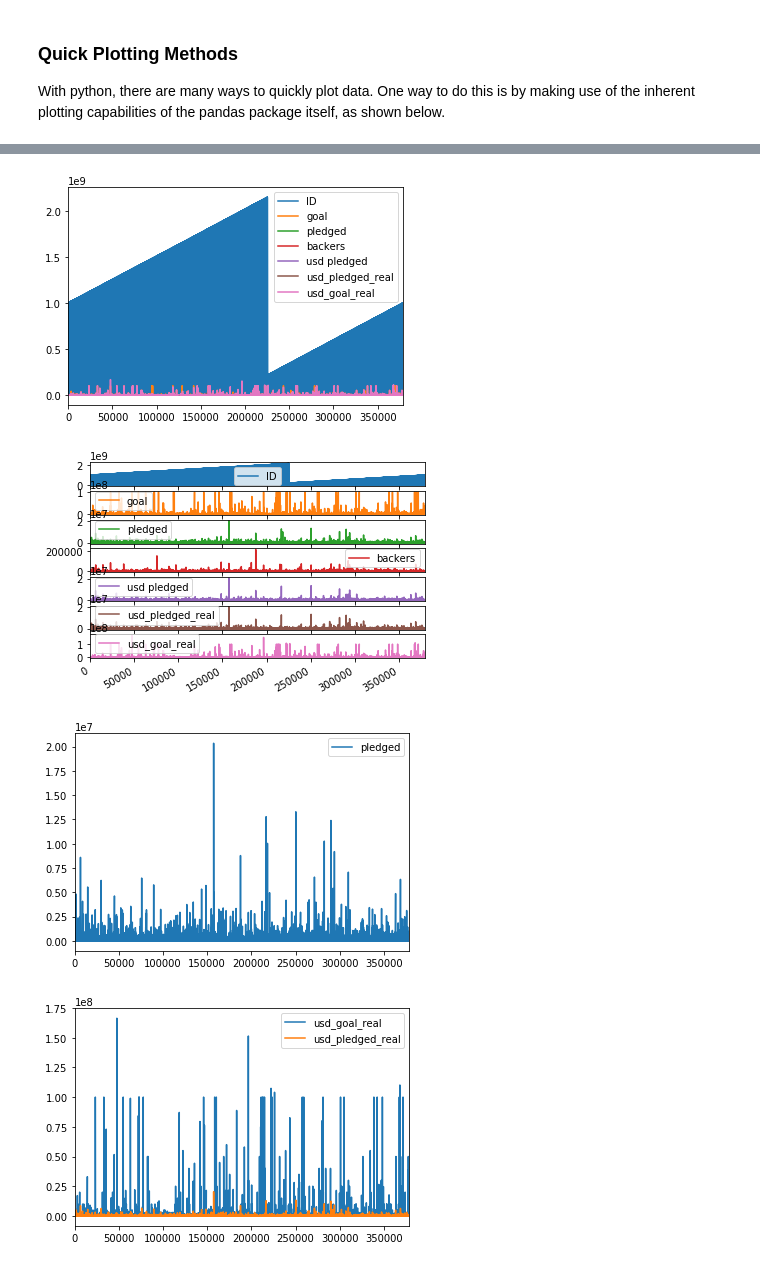
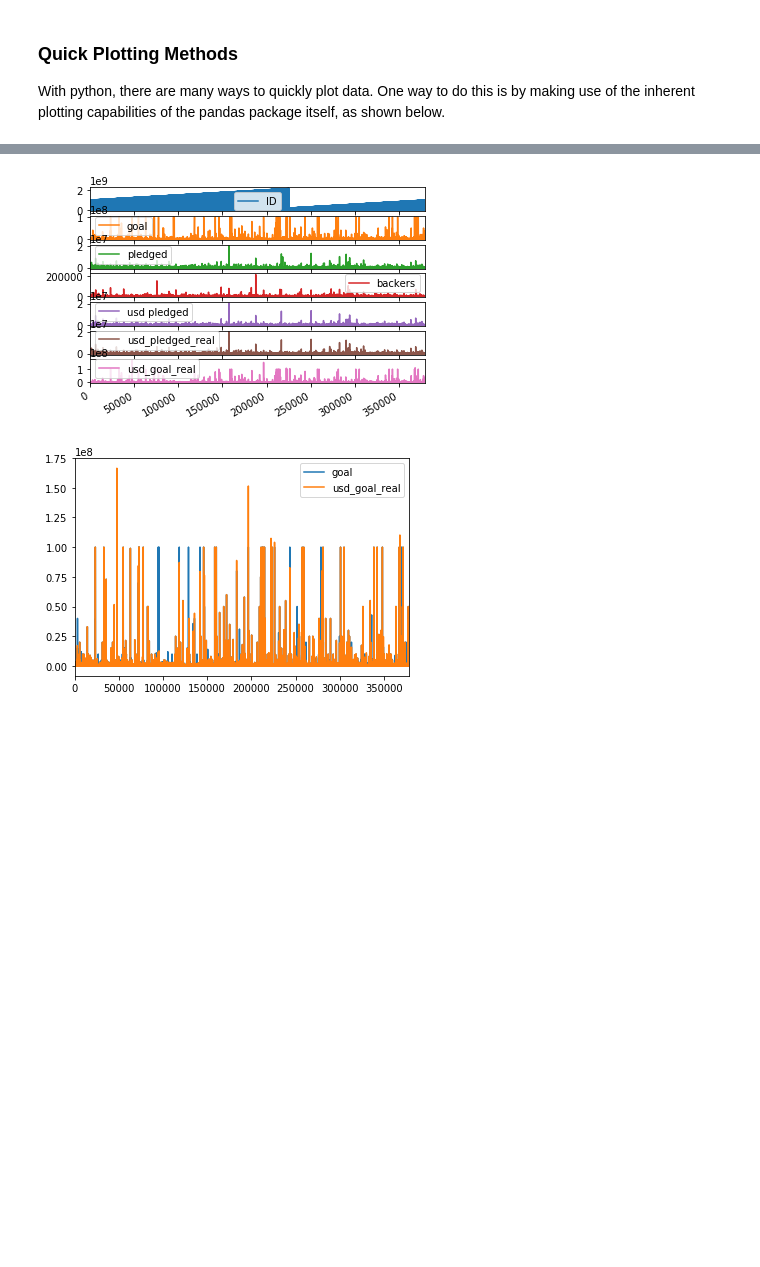
Before and after one commit to pmaji/data-science-toolkit, a Jupyter notebook: playground/python_basic_data_science.ipynb, the cells around one changed output, grey strips where cells are left out. Cells and saved outputs as stored; diff of their text form; code cells hidden in the pictures; blank space fills up the shorter version.

```diff
--- a/playground/python_basic_data_science.ipynb
+++ b/playground/python_basic_data_science.ipynb
@@ -285,28 +295,14 @@ With python, there are many ways to quickly plot data. One way to do this is by
 # %%
-# Import the dataset from csv into a pandas df
-projects_df = pd.read_csv('./hypothesis_tests/data/ks-projects-201801.csv')
-
-# Plot all columns on the same axes (default)
-projects_df.plot()
-plt.show()
-
-# As can be seen from above, the axes are skewed because of scale incongruence between variables.
-# We can account for this with subplots, or separate charts--both of which are shown below.
+# If we were to plot everything from the df shown above on the same axis, the axes awould be skewed
+# We can account for this with subplots, or separate charts--both of which are shown below
 # Plot all columns as subplots
 projects_df.plot(subplots=True)
 plt.show()
 
-# Plot just a single series based on variable names
-column_list1 = ['pledged']
-projects_df[column_list1].plot()
-plt.show()
-
 # Plot multiple series based on a list of variable names
-column_list2 = ['usd_goal_real','usd_pledged_real']
+column_list2 = ['goal','usd_goal_real']
 projects_df[column_list2].plot()
 plt.show()
 # %% [output]
-[figure, old version]
+[figure, new version]
-[figure, old version]
+[figure, new version]
-[figure, removed]
-[figure, removed]
```
Also changed, not shown: parts of 11 cells of this notebook.
